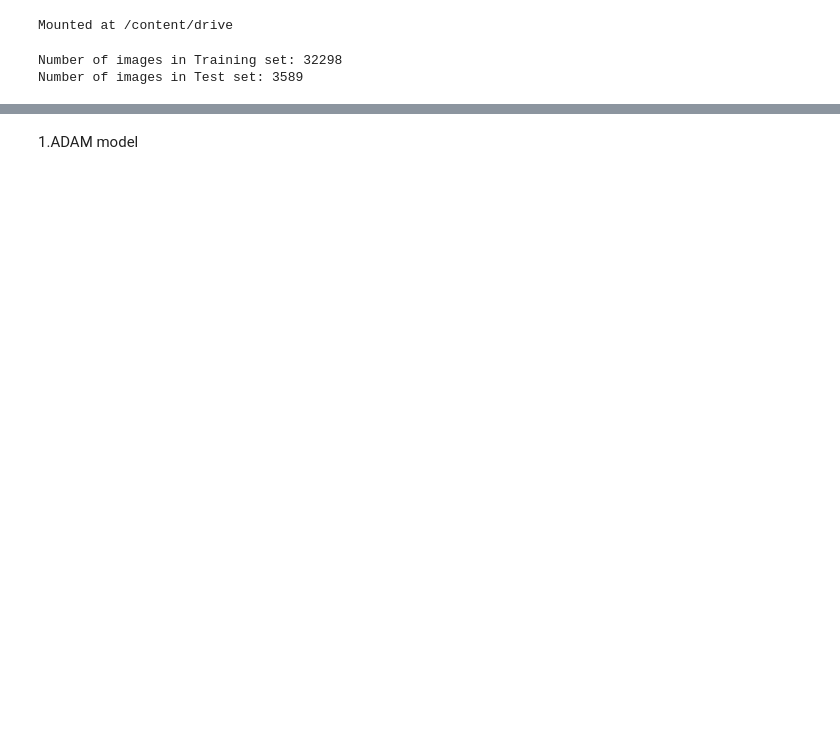
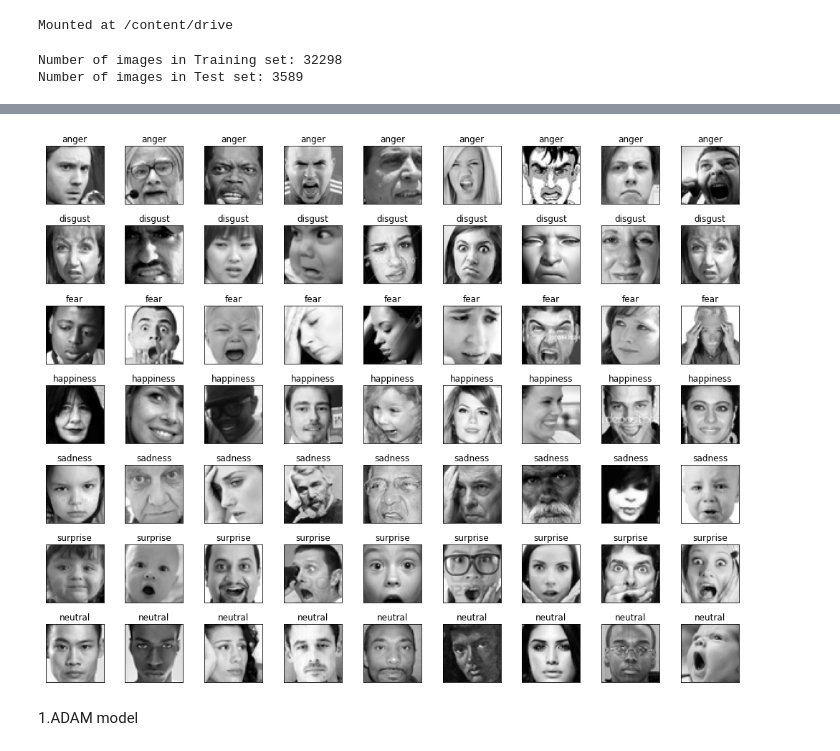
Before and after one commit to DrKamaleshR/DL-FER, a Jupyter notebook: DL_FER.ipynb, the cells around one changed output, grey strips where cells are left out. Cells and saved outputs as stored; diff of their text form; code cells hidden in the pictures; blank space fills up the shorter version.

```diff
--- a/DL_FER.ipynb
+++ b/DL_FER.ipynb
@@ -90,0 +107,2 @@ Number of images in Test set: 3589
+# %%
+EmotionCode={0:'anger', 1:'disgust', 2:'fear', 3:'happiness', 4: 'sadness', 5: 'surprise', 6: 'neutral'}
@@ -91,3 +115,21 @@ Number of images in Test set: 3589
+# %%
+fig = plt.figure(1, (14, 14))
+
+k = 0
+for label in sorted(DLDF.emotion.unique()):
+    for j in range(9):
+        px = DLDF[DLDF.emotion==label].pixels.iloc[k]
+        px = np.array(px.split(' ')).reshape(48, 48).astype('float64')
+
+        k += 1
+        ax = plt.subplot(9, 9, k)
+        ax.imshow(px, cmap='gray')
+        ax.set_xticks([])
+        ax.set_yticks([])
+        ax.set_title(EmotionCode[label])
+        plt.tight_layout()
+# %% [output]
+[figure, added]
 # %% [markdown]
 1.ADAM model
 # %%
```
Also changed, not shown: parts of 16 cells of this notebook.
